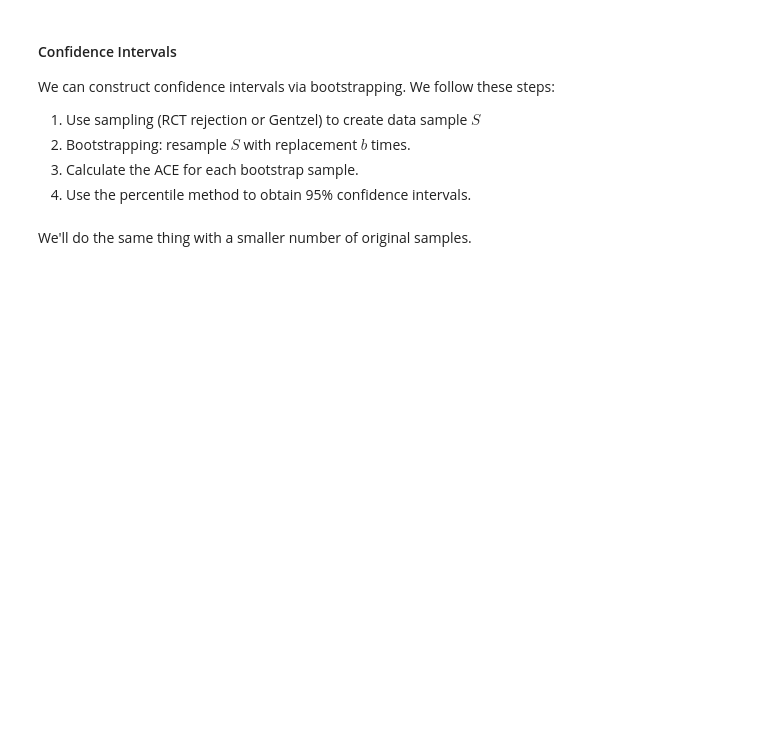
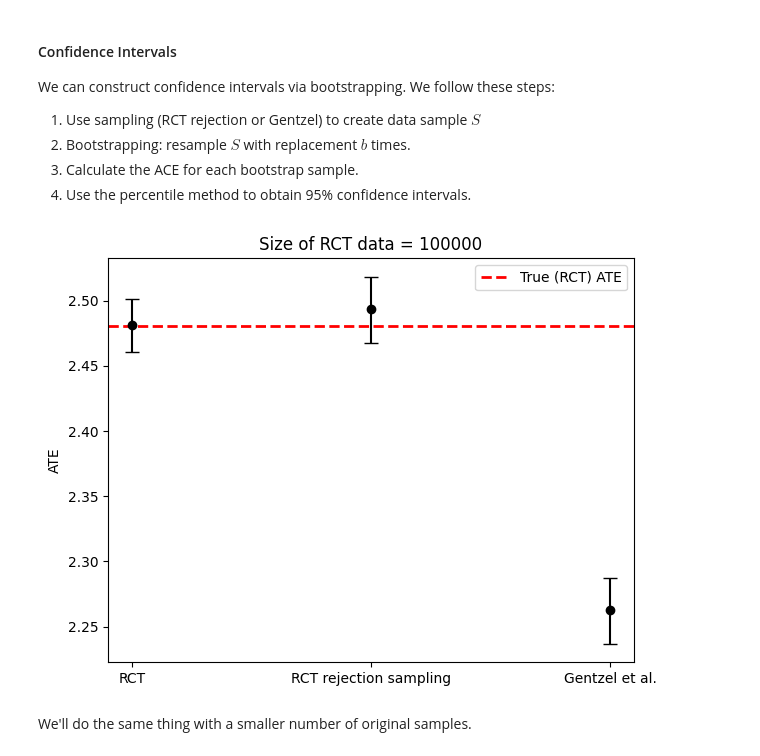
Before and after one commit to kakeith/rct_rejection_sampling, a Jupyter notebook: scripts/synthetic_experiments.ipynb, the cells around one changed output. Saved outputs shown, nothing was run; the diff lists cells and outputs as text; code cells hidden in the pictures; blank space fills up the shorter version.

Commit message:
fix plots

```diff
--- a/scripts/synthetic_experiments.ipynb
+++ b/scripts/synthetic_experiments.ipynb
@@ -37,8 +41,12 @@ We can construct confidence intervals via bootstrapping. We follow these steps:
 # %%
 data_out1 = bootstrapping_three_methods_linear(data, rct_ace, confound_func_params)
 # %%
-title = f"Synthetic DGP #1 \nSize of RCT data = {len(data)} \n1000 Bootstrap samples"
-plot_bootstrap(data_out1, rct_ace, title);
+#title = f"Synthetic DGP #1 \nSize of RCT data = {len(data)} \n1000 Bootstrap samples"
+title = f"Size of RCT data = {len(data)}"
+fig, ax = plot_bootstrap(data_out1, rct_ace, title);
+fig.savefig(f"syn1-ci-{len(data)}.png")
+# %% [output]
+[figure, added]
 # %% [markdown]
 We'll do the same thing with a smaller number of original samples.
 # %%
```
Also changed, not shown: parts of 6 cells of this notebook.
